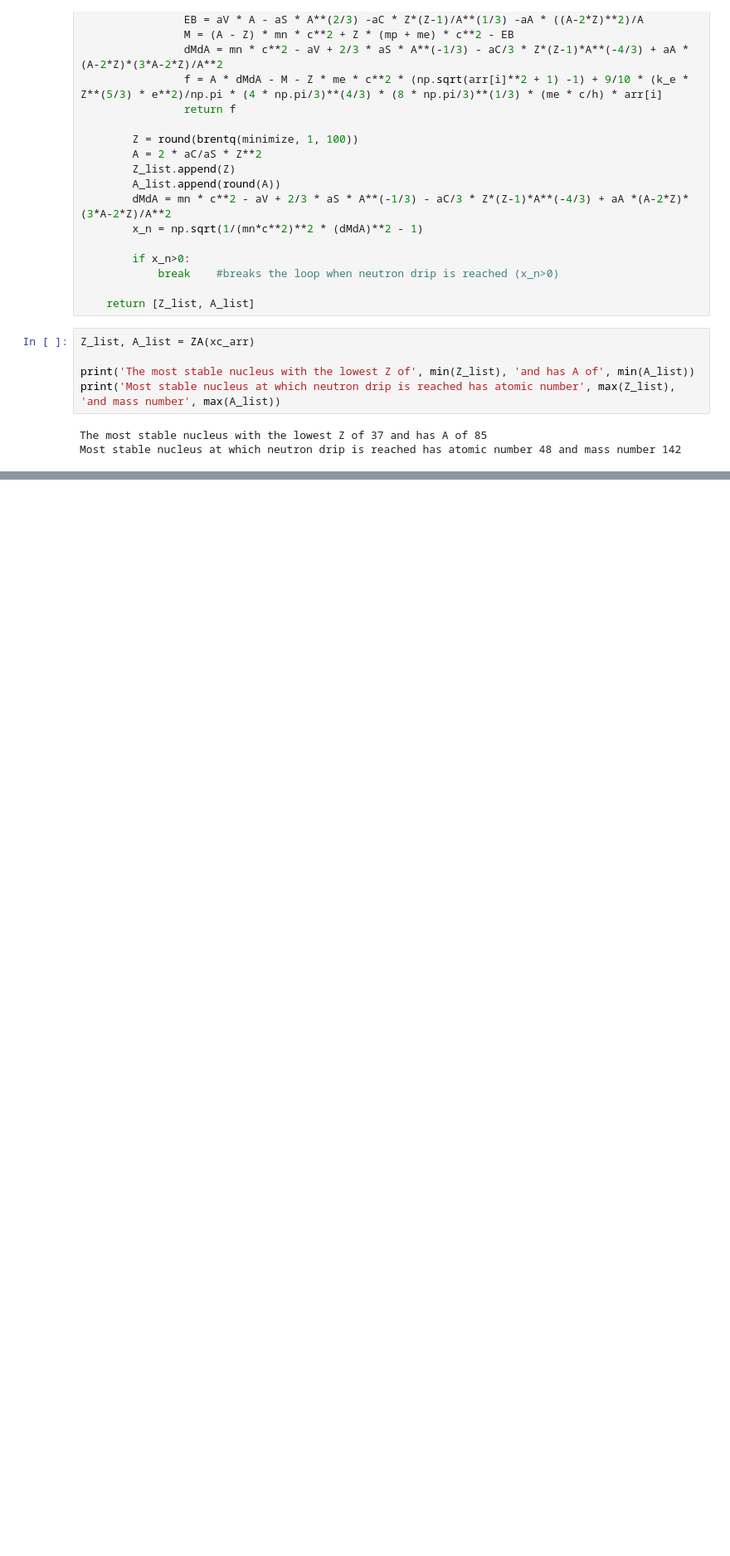
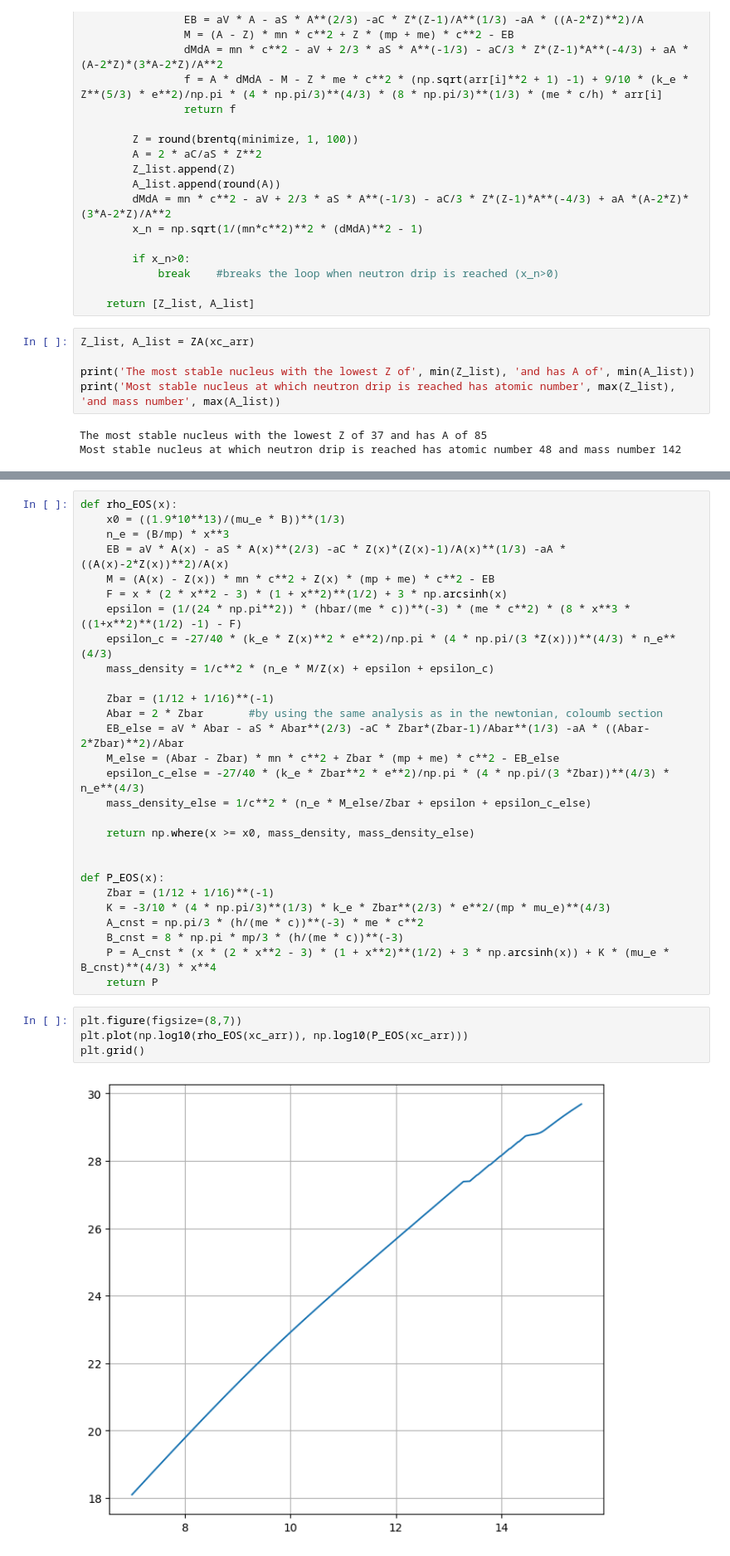
Before and after one commit to milkshake-vinegar/White-Dwarf-Structure-and-Modelling, a Jupyter notebook: WD_MRcurve&structure.ipynb, the cells around one changed output, grey strips where cells are left out. Shown at 83% size. Drawn from its saved outputs; the diff is of its cells as text; blank space fills up the shorter version.

```diff
--- a/WD_MRcurve&structure.ipynb
+++ b/WD_MRcurve&structure.ipynb
@@ -838,0 +808,34 @@ array([1.26075880e+18, 1.60964693e+22, 1.42501190e+25, 1.39282921e+26,
+# %%
+def rho_EOS(x):
+    x0 = ((1.9*10**13)/(mu_e * B))**(1/3)
+    n_e = (B/mp) * x**3
+    EB = aV * A(x) - aS * A(x)**(2/3) -aC * Z(x)*(Z(x)-1)/A(x)**(1/3) -aA * ((A(x)-2*Z(x))**2)/A(x)
+    M = (A(x) - Z(x)) * mn * c**2 + Z(x) * (mp + me) * c**2 - EB
+    F = x * (2 * x**2 - 3) * (1 + x**2)**(1/2) + 3 * np.arcsinh(x)
+    epsilon = (1/(24 * np.pi**2)) * (hbar/(me * c))**(-3) * (me * c**2) * (8 * x**3 * ((1+x**2)**(1/2) -1) - F)
+    epsilon_c = -27/40 * (k_e * Z(x)**2 * e**2)/np.pi * (4 * np.pi/(3 *Z(x)))**(4/3) * n_e**(4/3)
+    mass_density = 1/c**2 * (n_e * M/Z(x) + epsilon + epsilon_c)
+
+    Zbar = (1/12 + 1/16)**(-1)
+    Abar = 2 * Zbar       #by using the same analysis as in the newtonian, coloumb section
+    EB_else = aV * Abar - aS * Abar**(2/3) -aC * Zbar*(Zbar-1)/Abar**(1/3) -aA * ((Abar-2*Zbar)**2)/Abar
+    M_else = (Abar - Zbar) * mn * c**2 + Zbar * (mp + me) * c**2 - EB_else
+    epsilon_c_else = -27/40 * (k_e * Zbar**2 * e**2)/np.pi * (4 * np.pi/(3 *Zbar))**(4/3) * n_e**(4/3)
+    mass_density_else = 1/c**2 * (n_e * M_else/Zbar + epsilon + epsilon_c_else)
+
+    return np.where(x >= x0, mass_density, mass_density_else)
+
+
+def P_EOS(x):
+    Zbar = (1/12 + 1/16)**(-1)
+    K = -3/10 * (4 * np.pi/3)**(1/3) * k_e * Zbar**(2/3) * e**2/(mp * mu_e)**(4/3)
+    A_cnst = np.pi/3 * (h/(me * c))**(-3) * me * c**2
+    B_cnst = 8 * np.pi * mp/3 * (h/(me * c))**(-3)
+    P = A_cnst * (x * (2 * x**2 - 3) * (1 + x**2)**(1/2) + 3 * np.arcsinh(x)) + K * (mu_e * B_cnst)**(4/3) * x**4
+    return P
+# %%
+plt.figure(figsize=(8,7))
+plt.plot(np.log10(rho_EOS(xc_arr)), np.log10(P_EOS(xc_arr)))
+plt.grid()
+# %% [output]
+[figure, added]
```
Also changed, not shown: parts of 9 cells of this notebook.
